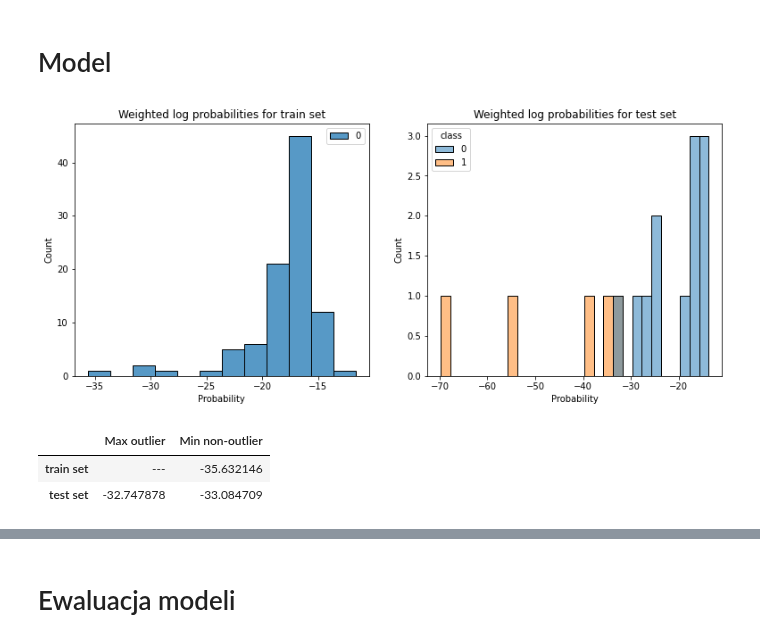
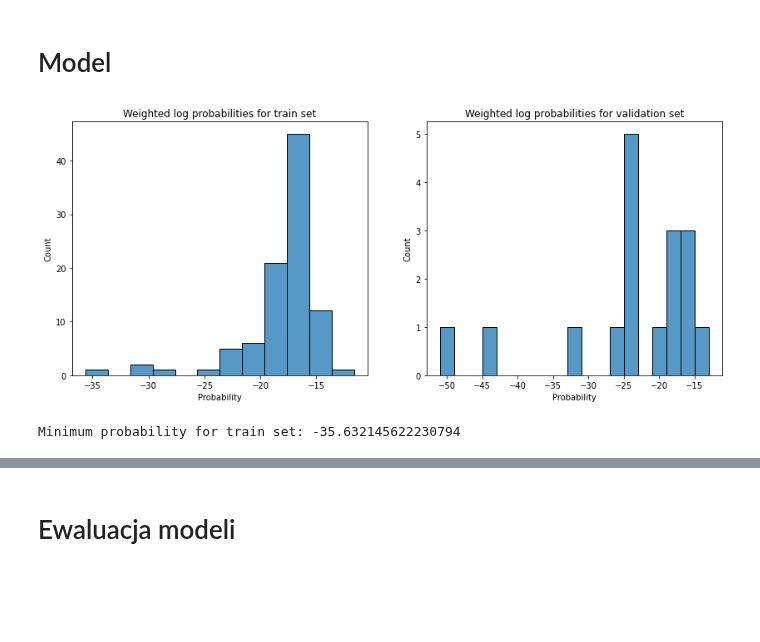
Before and after one commit to mini-pw/2021L-WUM, a Jupyter notebook: Prace_domowe/Praca_domowa7/Grupa4/Patryk_Tomaszewski/PD7.ipynb, the cells around one changed output, grey strips where cells are left out. Drawn from its saved outputs; the diff is of its cells as text; code cells hidden in the pictures; blank space fills up the shorter version.

```diff
--- a/Prace_domowe/Praca_domowa7/Grupa4/Patryk_Tomaszewski/PD7.ipynb
+++ b/Prace_domowe/Praca_domowa7/Grupa4/Patryk_Tomaszewski/PD7.ipynb
@@ -28,8 +28,9 @@ def initPlotGrid(rowLength, totalPlots, showTicks = False):
     plotGrid_length = rowLength
     plotGrid_height = (totalPlots // rowLength) + 1 if totalPlots % rowLength > 0 else totalPlots // rowLength
     plotGrid_count = 0
+    plotGrid_size = 10+2*rowLength
 
-    plt.rcParams['figure.figsize'] = [13, 13/plotGrid_length*plotGrid_height*0.8]
+    plt.rcParams['figure.figsize'] = [plotGrid_size, plotGrid_size/plotGrid_length*plotGrid_height*0.8]
     if(not showTicks):
         plt.rcParams['axes.grid'] = False
         plt.rcParams['xtick.labelsize'] = False
@@ -50,27 +51,21 @@ def finalizePlotGrid():
 # %%
 gmm = GaussianMixture()
 gmm.fit(train_x)
-resultData = pd.DataFrame(columns = ["Max outlier", "Min non-outlier"])
 
-def analyzeProbability(title, data, isOutlier):
+def analyzeProbability(title, data):
     score = gmm.score_samples(data)
-    resultData.loc[title] = [
-        (np.max(score[isOutlier==1]) if any(isOutlier==1) else "---"),
-        (np.min(score[isOutlier==0]) if any(isOutlier==0) else "---")
-    ]
     addToGrid()
-    ax = sns.histplot(x=score,binwidth=2,hue=isOutlier)
+    ax = sns.histplot(x=score,binwidth=2)
     ax.set_title('Weighted log probabilities for '+title)
     ax.set_xlabel('Probability');
 
 initPlotGrid(2, 1, True)
-analyzeProbability("train set",train_x,train_y)
-analyzeProbability("test set",test_x,test_y)
+analyzeProbability("train set",train_x)
+analyzeProbability("validation set",val)
 finalizePlotGrid()
-resultData
+
+print("Minimum probability for train set: "+str(np.min(gmm.score_samples(train_x))))
 # %% [output]
-[figure, old version]
+[figure, new version]
-|  | Max outlier | Min non-outlier |
-| train set | --- | -35.632146 |
-| test set | -32.747878 | -33.084709 |
+Minimum probability for train set: -35.632145622230794
 # %% [markdown]
```
Also changed, not shown: parts of 10 cells of this notebook, 1 other file.
